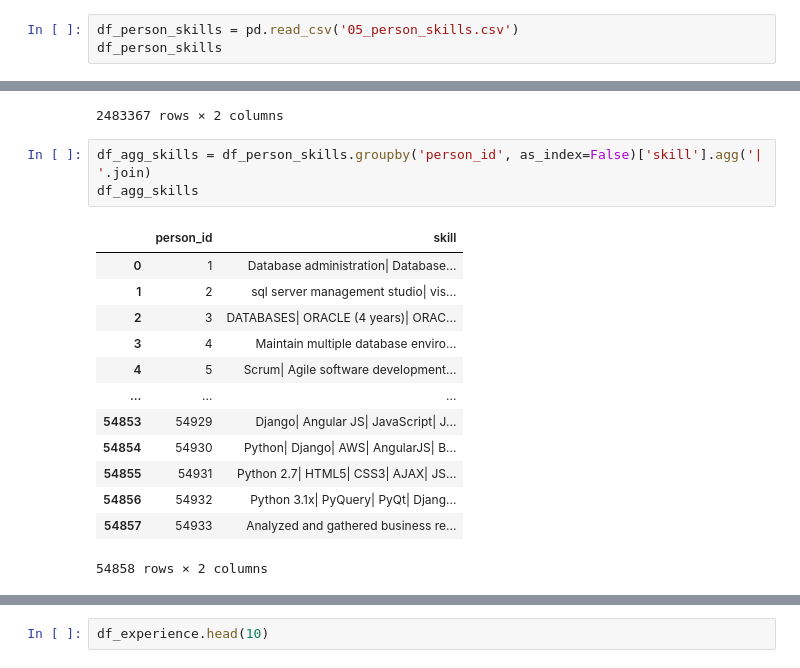
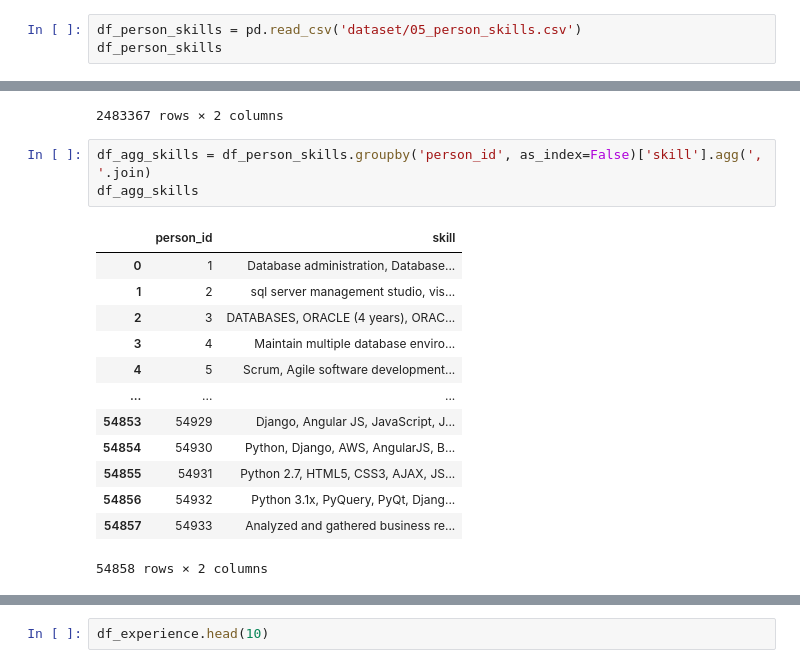
Before and after one commit to NaufalArsa/PathFinder-Machine-Learning, a Jupyter notebook: notebook.ipynb, the cells around one changed output, grey strips where cells are left out. Cells and saved outputs as stored; diff of their text form.

```diff
--- a/notebook.ipynb
+++ b/notebook.ipynb
@@ -77,7 +80,7 @@ df_experience
 | 265403 | 54933 | Python Developer | TechJini Solutions Pvt. Ltd | 12/2015 | 02/2017 | Bangalore, KARNATAKA, IN |
 265404 rows × 6 columns
 # %%
-df_person_skills = pd.read_csv('05_person_skills.csv')
+df_person_skills = pd.read_csv('dataset/05_person_skills.csv')
 df_person_skills
 # %% [output]
 |  | person_id | skill |
@@ -313,20 +316,20 @@ df_person_skills
 | 2483375 | 54933 | Creating database schema for sqli... |
 2483367 rows × 2 columns
 # %%
-df_agg_skills = df_person_skills.groupby('person_id', as_index=False)['skill'].agg('| '.join)
+df_agg_skills = df_person_skills.groupby('person_id', as_index=False)['skill'].agg(', '.join)
 df_agg_skills
 # %% [output]
 |  | person_id | skill |
-| 0 | 1 | Database administration| Database... |
-| 1 | 2 | sql server management studio| vis... |
-| 2 | 3 | DATABASES| ORACLE (4 years)| ORAC... |
+| 0 | 1 | Database administration, Database... |
+| 1 | 2 | sql server management studio, vis... |
+| 2 | 3 | DATABASES, ORACLE (4 years), ORAC... |
 | 3 | 4 | Maintain multiple database enviro... |
-| 4 | 5 | Scrum| Agile software development... |
+| 4 | 5 | Scrum, Agile software development... |
 | ... | ... | ... |
-| 54853 | 54929 | Django| Angular JS| JavaScript| J... |
-| 54854 | 54930 | Python| Django| AWS| AngularJS| B... |
-| 54855 | 54931 | Python 2.7| HTML5| CSS3| AJAX| JS... |
-| 54856 | 54932 | Python 3.1x| PyQuery| PyQt| Djang... |
+| 54853 | 54929 | Django, Angular JS, JavaScript, J... |
+| 54854 | 54930 | Python, Django, AWS, AngularJS, B... |
+| 54855 | 54931 | Python 2.7, HTML5, CSS3, AJAX, JS... |
+| 54856 | 54932 | Python 3.1x, PyQuery, PyQt, Djang... |
 | 54857 | 54933 | Analyzed and gathered business re... |
 54858 rows × 2 columns
 # %%
```
Also changed, not shown: parts of 21 cells of this notebook, 23 other files.
